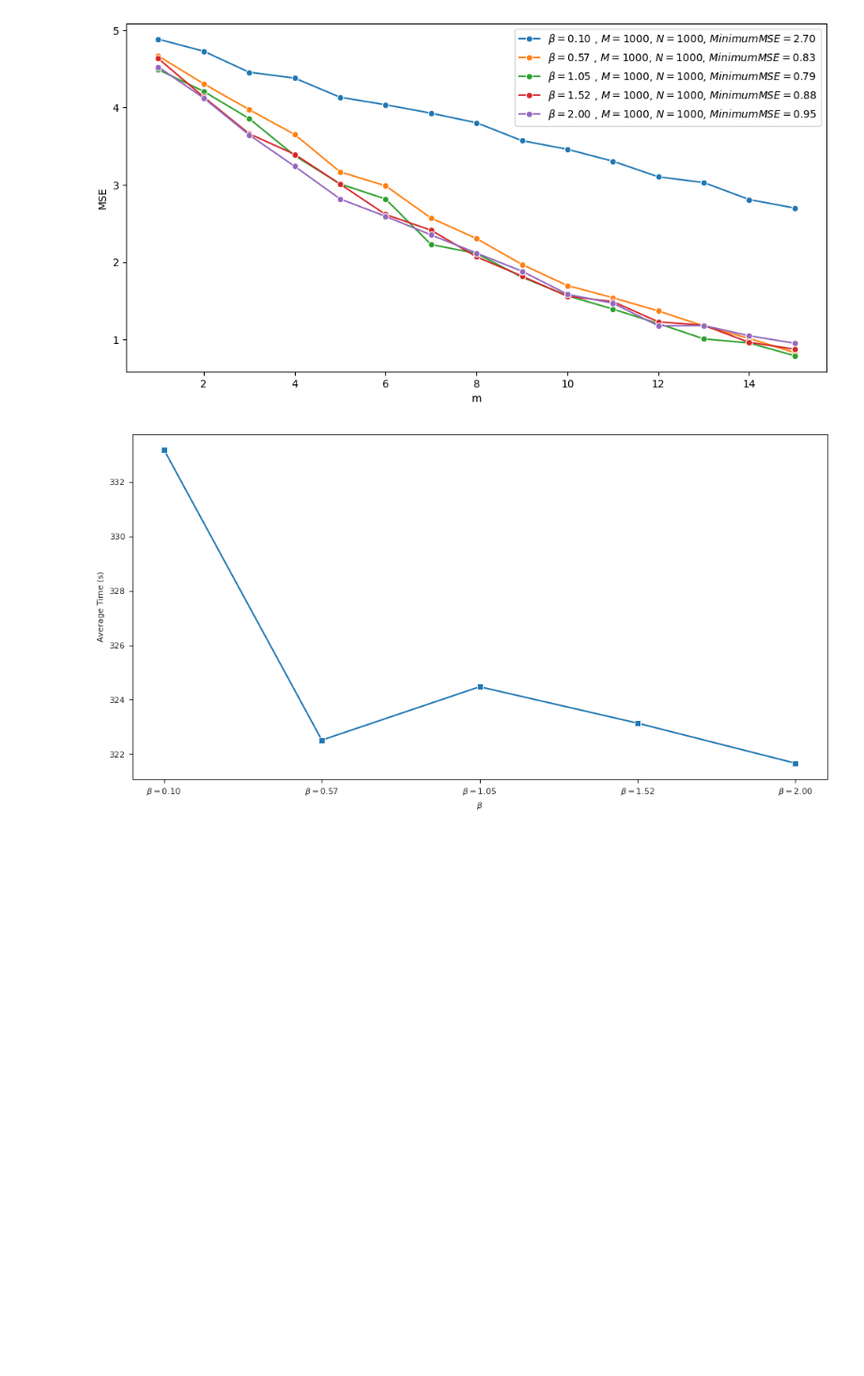
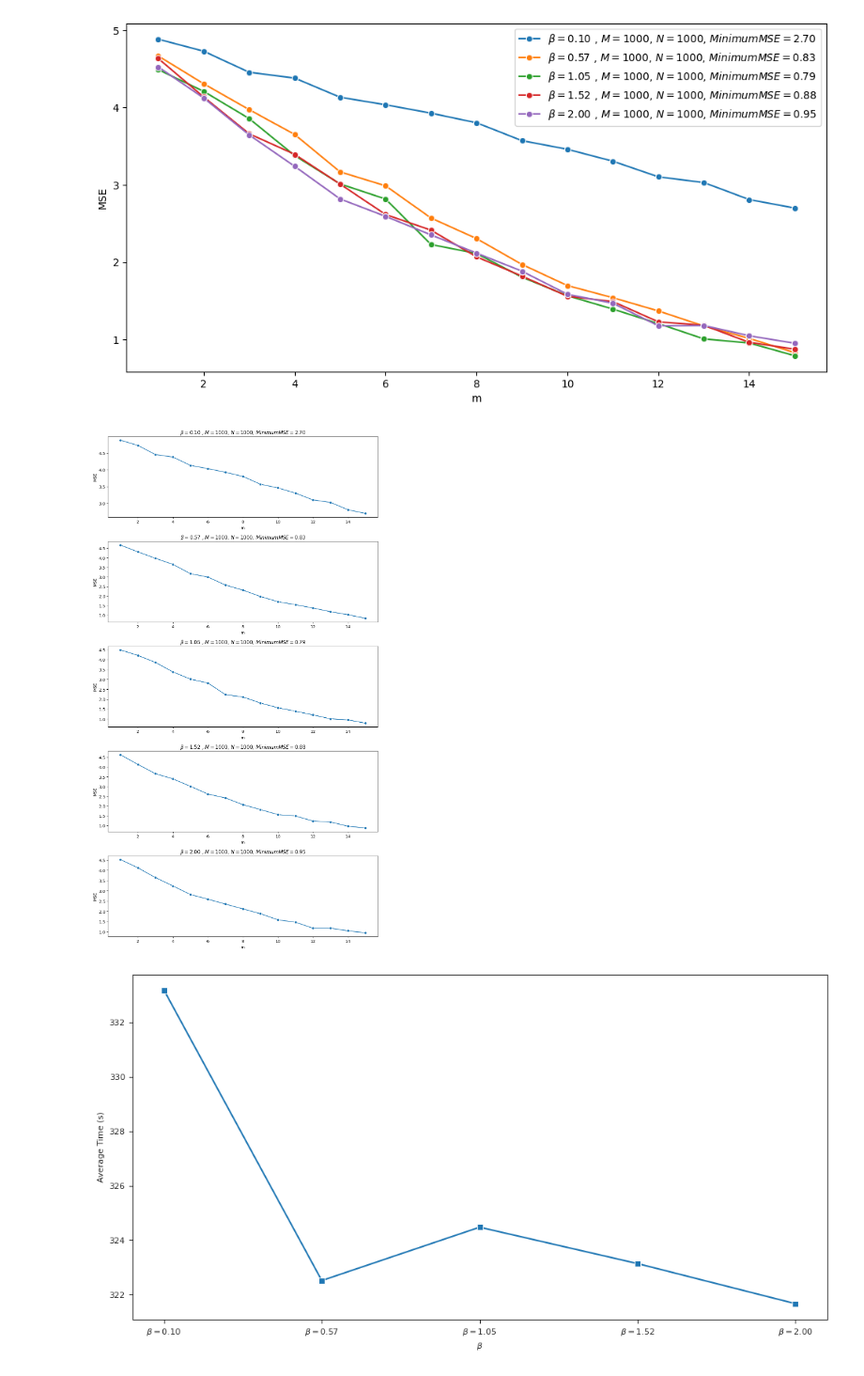
Before and after one commit to tieukhoimai/binary-signal-recovery, a Jupyter notebook: binary_signal_recovery.ipynb, the cells around one changed output. Shown at 94% size. Drawn from its saved outputs; the diff is of its cells as text; code cells hidden in the pictures; blank space fills up the shorter version.

Commit message:
chore: add plot for each params

```diff
--- a/binary_signal_recovery.ipynb
+++ b/binary_signal_recovery.ipynb
@@ -153,6 +151,25 @@ ax.set_ylabel('MSE')
 plt.show()
 # %% [output]
 [figure]
+# %%
+fig, axes = plt.subplots(nrows=5, ncols=1, figsize=(10, 18))
+
+for i in range(len(df)):
+    m = convert_str_to_arr(df['m'][i])
+    mse = convert_str_to_arr(df['MSE'][i])
+    title = r'$\beta = {0:.2f}$ , $M = {1:.0f}$, $N = {2:.0f}$, $Minimum MSE = {3:.2f}$'.format(df['beta'][i], df['M'][i], df['N'][i], min(mse))
+
+    # Plot on each subplot
+    sns.lineplot(x=m, y=mse, marker='o', ax=axes[i])
+    axes[i].set_title(title)
+    axes[i].set_xlabel('m')
+    axes[i].set_ylabel('MSE')
+
+# Adjust layout and display
+plt.tight_layout()
+plt.show()
+# %% [output]
+[figure, added]
 # %%
 fig, ax = plt.subplots(figsize=(12, 6))
 ax = sns.lineplot(data=df, x='beta', y='Time', marker='s')
```
Also changed, not shown: parts of 2 cells of this notebook.
